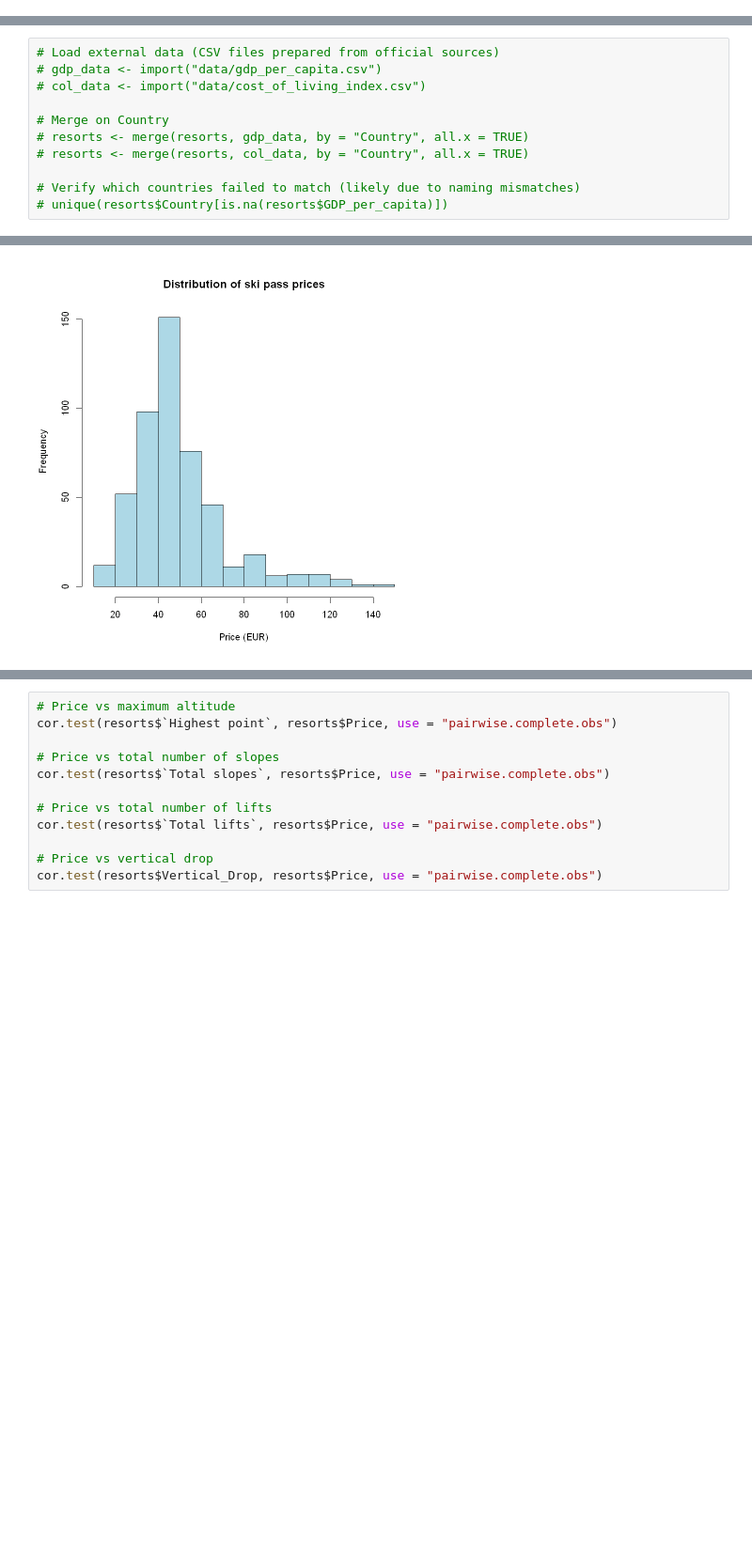
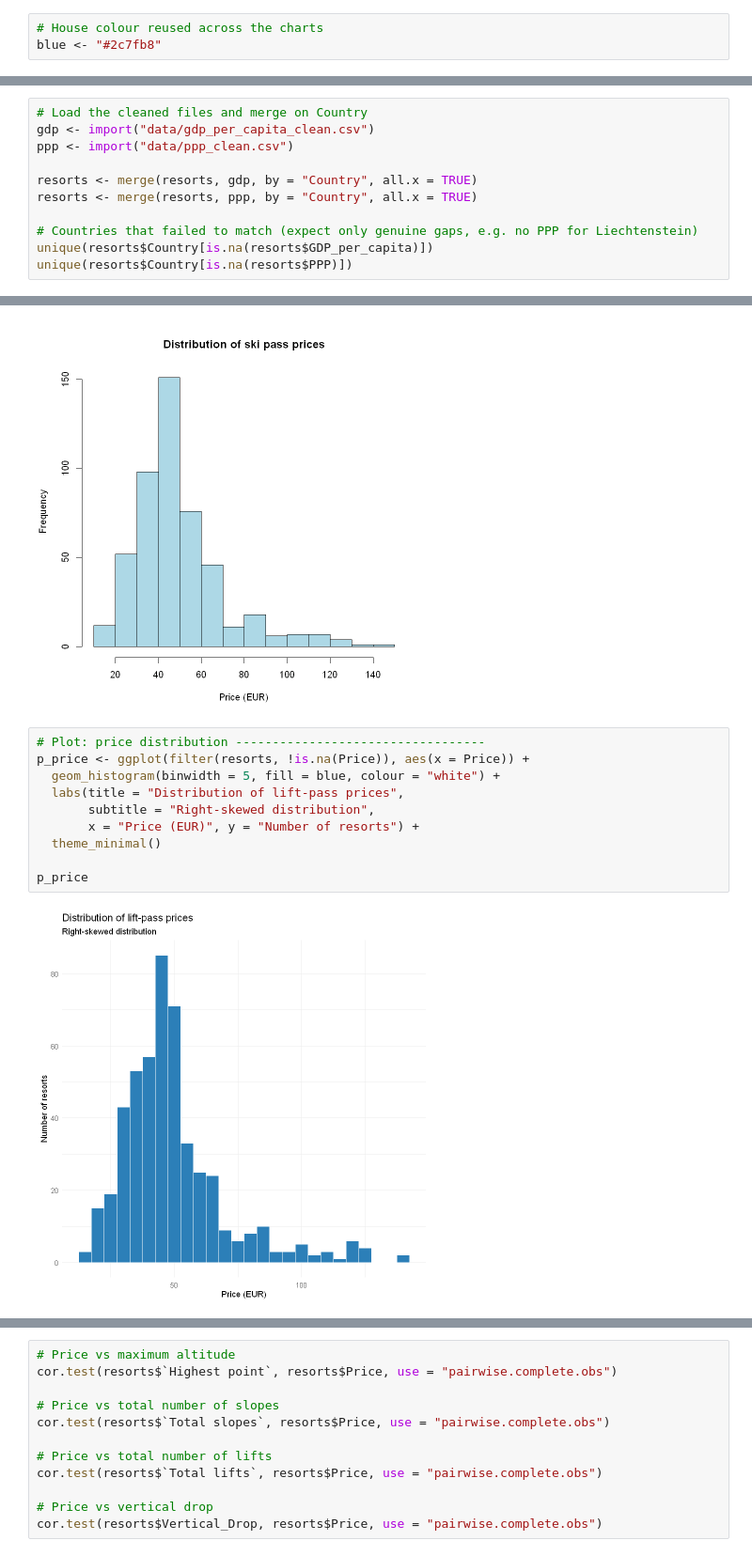
Before and after one commit to alessandroMacchii/Ski-resorts-prices-In-R, a Jupyter notebook: ski_analysis.ipynb, the cells around one changed output, grey strips where cells are left out. Shown at 94% size. Saved outputs shown, nothing was run; the diff lists cells and outputs as text; blank space fills up the shorter version.

```diff
--- a/ski_analysis.ipynb
+++ b/ski_analysis.ipynb
@@ -69,3 +25,6 @@ I seguenti oggetti sono mascherati da 'package:base':
+# %%
+# House colour reused across the charts
+blue <- "#2c7fb8"
 # %% [markdown]
 ## Data importing and cleaning
 
@@ -281,11 +270,11 @@ integrate two external sources:
 # %%
-# Load external data (CSV files prepared from official sources)
-# gdp_data <- import("data/gdp_per_capita.csv")
-# col_data <- import("data/cost_of_living_index.csv")
+# Load the cleaned files and merge on Country
+gdp <- import("data/gdp_per_capita_clean.csv")
+ppp <- import("data/ppp_clean.csv")
 
-# Merge on Country
-# resorts <- merge(resorts, gdp_data, by = "Country", all.x = TRUE)
-# resorts <- merge(resorts, col_data, by = "Country", all.x = TRUE)
+resorts <- merge(resorts, gdp, by = "Country", all.x = TRUE)
+resorts <- merge(resorts, ppp, by = "Country", all.x = TRUE)
 
-# Verify which countries failed to match (likely due to naming mismatches)
-# unique(resorts$Country[is.na(resorts$GDP_per_capita)])
+# Countries that failed to match (expect only genuine gaps, e.g. no PPP for Liechtenstein)
+unique(resorts$Country[is.na(resorts$GDP_per_capita)])
+unique(resorts$Country[is.na(resorts$PPP)])
@@ -315,4 +296,16 @@ hist(resorts$Price,
    Min. 1st Qu.  Median    Mean 3rd Qu.    Max.     NAs
   14.00   37.00   46.00   49.62   54.75  141.00       9
 [figure]
+# %%
+# Plot: price distribution ----------------------------------
+p_price <- ggplot(filter(resorts, !is.na(Price)), aes(x = Price)) +
+  geom_histogram(binwidth = 5, fill = blue, colour = "white") +
+  labs(title = "Distribution of lift-pass prices",
+       subtitle = "Right-skewed distribution",
+       x = "Price (EUR)", y = "Number of resorts") +
+  theme_minimal()
+
+p_price
+# %% [output]
+[figure, added]
 # %% [markdown]
```
Also changed, not shown: parts of 41 cells of this notebook.
